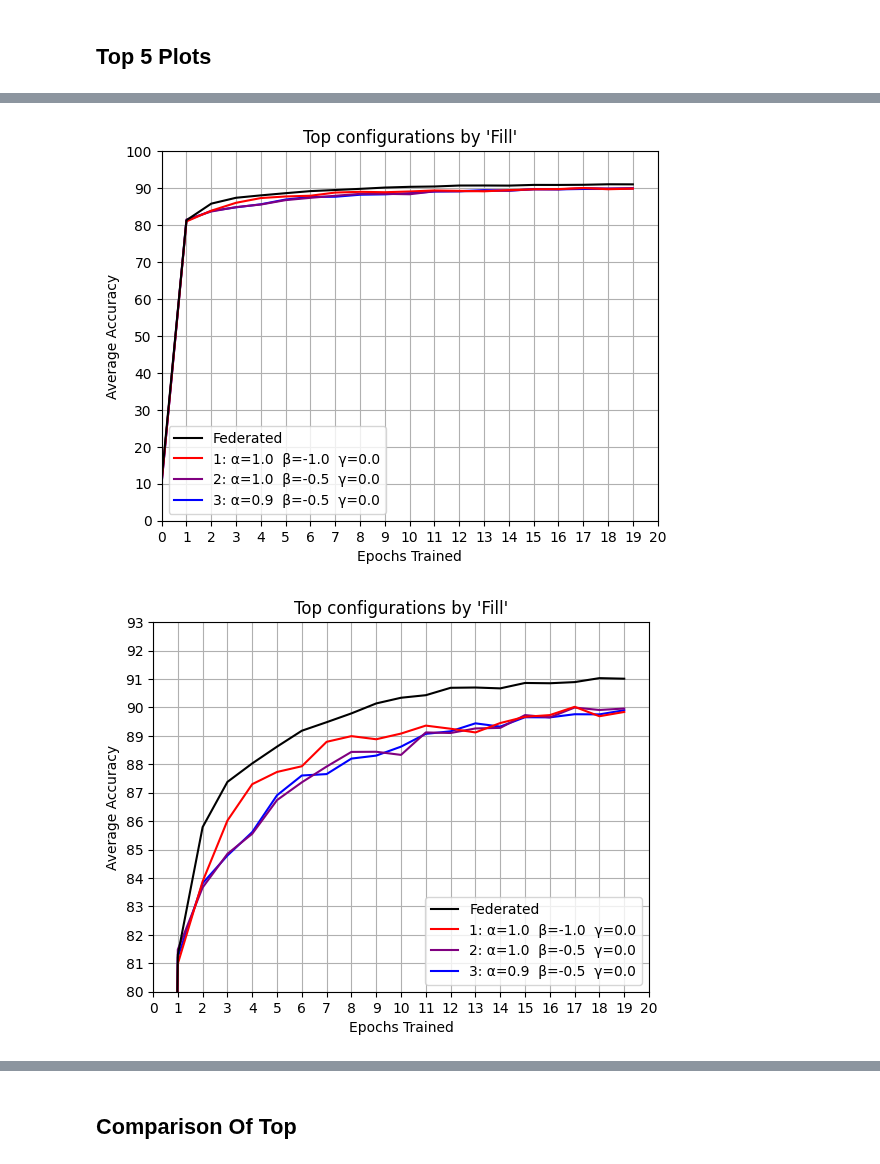
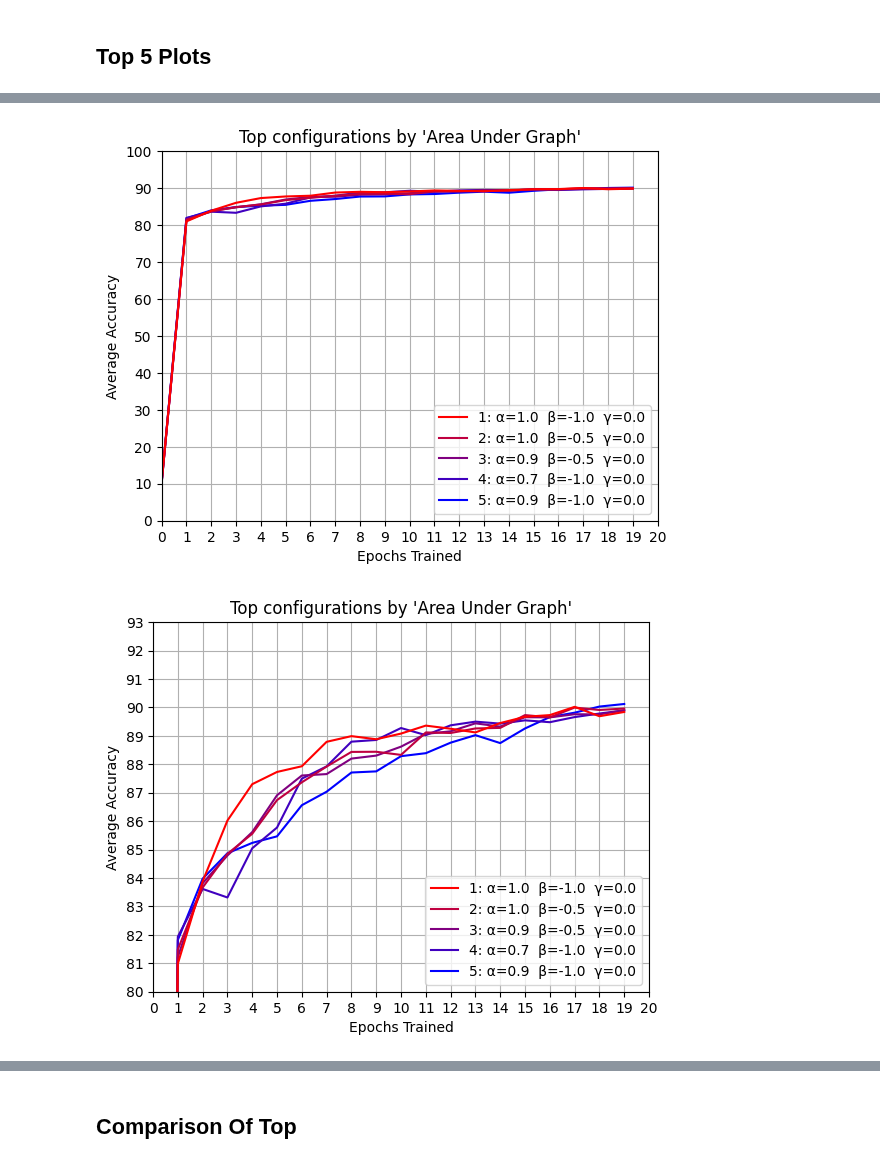
Before and after one commit to JoshPattman/thirdyear-proj, a Jupyter notebook: comp3200-cw/v3/visualise.ipynb, the cells around one changed output, grey strips where cells are left out. Cells and saved outputs as stored; diff of their text form; code cells hidden in the pictures.

```diff
--- a/comp3200-cw/v3/visualise.ipynb
+++ b/comp3200-cw/v3/visualise.ipynb
@@ -153,7 +175,7 @@ top_plot(3, "peak", "Top configurations by 'Peak'", show_fl=True, zoom=True)
 # %%
-top_plot(3, "fill", "Top configurations by 'Fill'", show_fl=True)
-top_plot(3, "fill", "Top configurations by 'Fill'", show_fl=True, zoom=True)
+top_plot(5, "fill", "Top configurations by 'Area Under Graph'", show_fl=False)
+top_plot(5, "fill", "Top configurations by 'Area Under Graph'", show_fl=False, zoom=True)
 # %% [output]
-[figure, old version]
+[figure, new version]
-[figure, old version]
+[figure, new version]
 # %%
```
Also changed, not shown: parts of 5 cells of this notebook, 32 other files.
